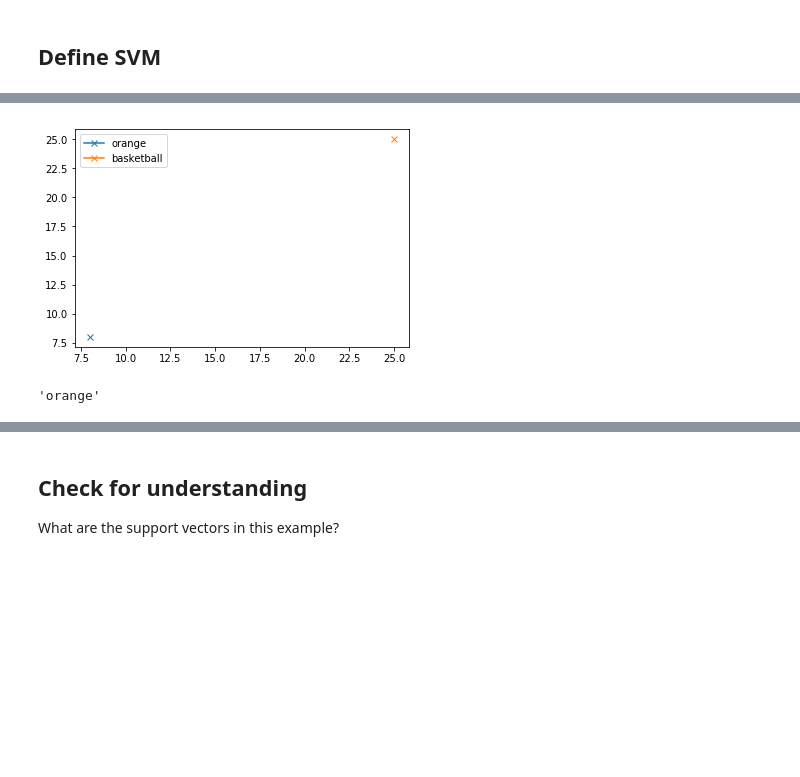
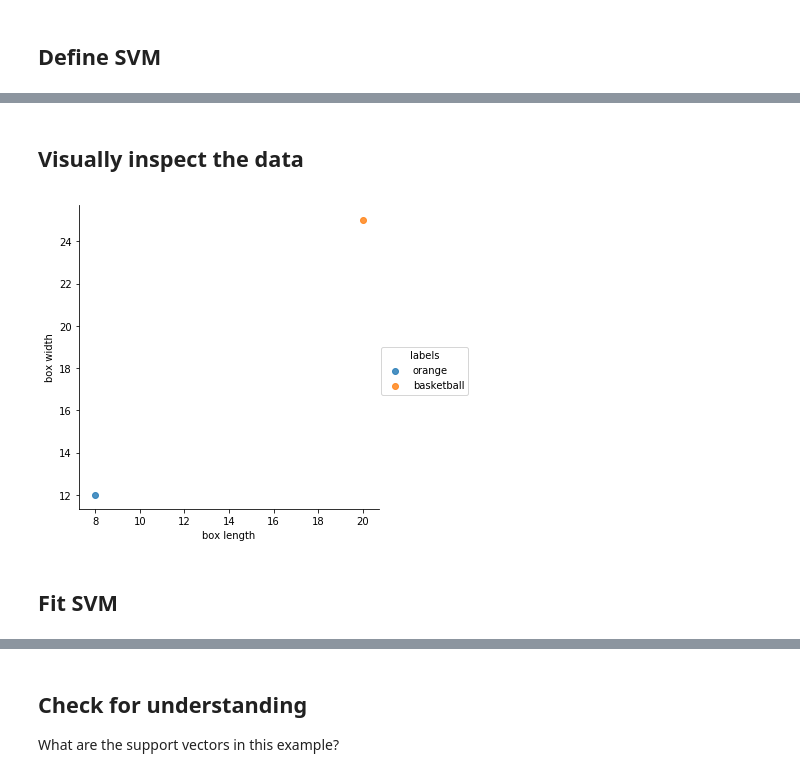
Before and after one commit to artificyan/svm-intro, a Jupyter notebook: svm-intro.ipynb, the cells around one changed output, grey strips where cells are left out. Saved outputs shown, nothing was run; the diff lists cells and outputs as text; code cells hidden in the pictures; blank space fills up the shorter version.

Commit message:
Add good "bones" and nice plots

```diff
--- a/svm-intro.ipynb
+++ b/svm-intro.ipynb
@@ -43,2 +46,10 @@ Scikit Demo
 # %%
 reset -fs
+# %%
+X = [[8, 12],
+     [20, 25]]
+
+y = ['orange', 'basketball']
+# %% [markdown]
+Visually inspect the data
+------
@@ -45,2 +61,19 @@ reset -fs
+# %%
+# Munge data into Pandas dataframe for easier ploting
+df = pd.DataFrame(X, columns=['box length', 'box width'])
+df['labels'] = ['orange', 'basketball']
+
+# Plot
+item_plot = sns.lmplot(data=df,
+                      x='box length',
+                      y='box width',
+                      fit_reg=False,        # Do not fit a regression line to the data
+                      hue="labels",         #'hue' will color code each group
+                      legend=True);
+# %% [output]
+[figure, added]
+# %% [markdown]
+Fit SVM
+-----
 # %%
 from sklearn import svm
@@ -56,22 +80,6 @@ import matplotlib.pyplot as plt
-# %%
-for i, row in enumerate(X):
-    plt.plot(row[0], row[1], label=y[i], marker='x');
-
-plt.legend();
-plt.show();
-# %% [output]
-[figure, removed]
 # %%
 # Define an instance of a SVM classifer
 clf = svm.SVC()
 # %%
 # Estimate the classifer for our data
 clf.fit(X, y);
-# %%
-# After being fitted, the model can then be used to predict new values:
-
-clf.predict([[2, 2]]).item()
-# clf.predict([[30, 30]]).item()
-# clf.predict([[16.0, 16.0]]).item()
-# %% [output]
-'orange'
```
Also changed, not shown: parts of 42 cells of this notebook, 5 other files.
